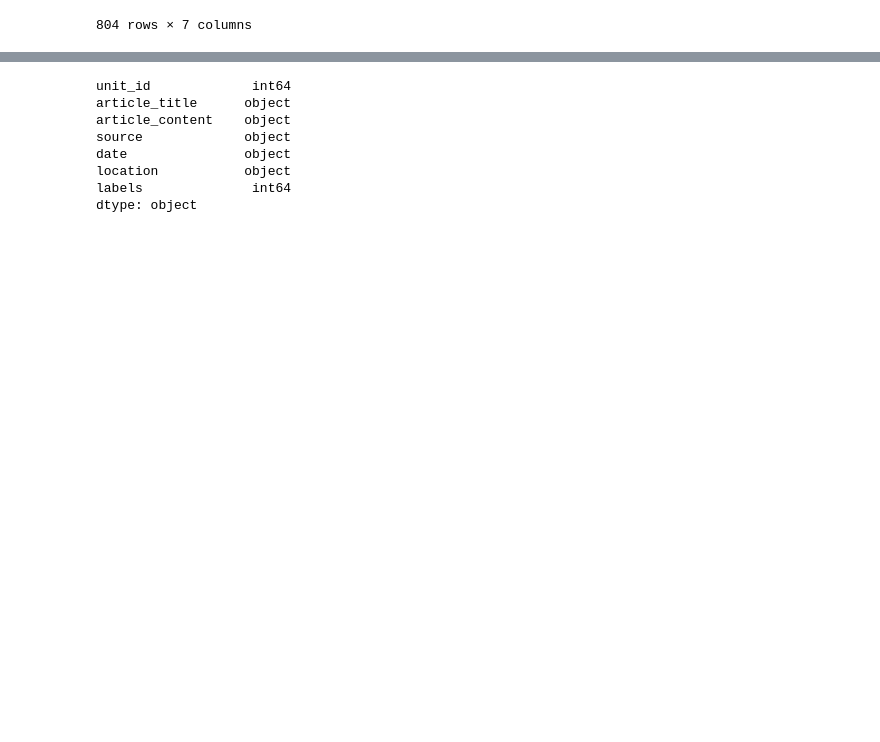
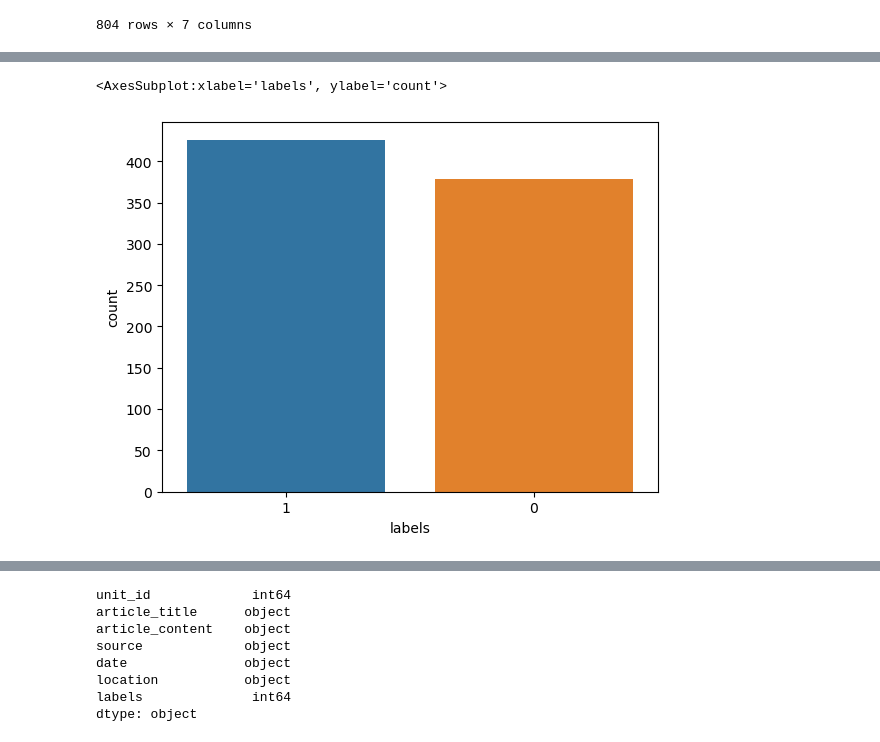
Before and after one commit to Svsampath/b, a Jupyter notebook: model.ipynb, the cells around one changed output, grey strips where cells are left out. Drawn from its saved outputs; the diff is of its cells as text; code cells hidden in the pictures; blank space fills up the shorter version.

```diff
--- a/model.ipynb
+++ b/model.ipynb
@@ -143 +107,8 @@ labels             0
 dtype: int64
+# %%
+sns.countplot(data=df,
+              x='labels',
+              order=df['labels'].value_counts().index)
+# %% [output]
+<AxesSubplot:xlabel='labels', ylabel='count'>
+[figure, added]
```
Also changed, not shown: parts of 95 cells of this notebook, 1 other file.
